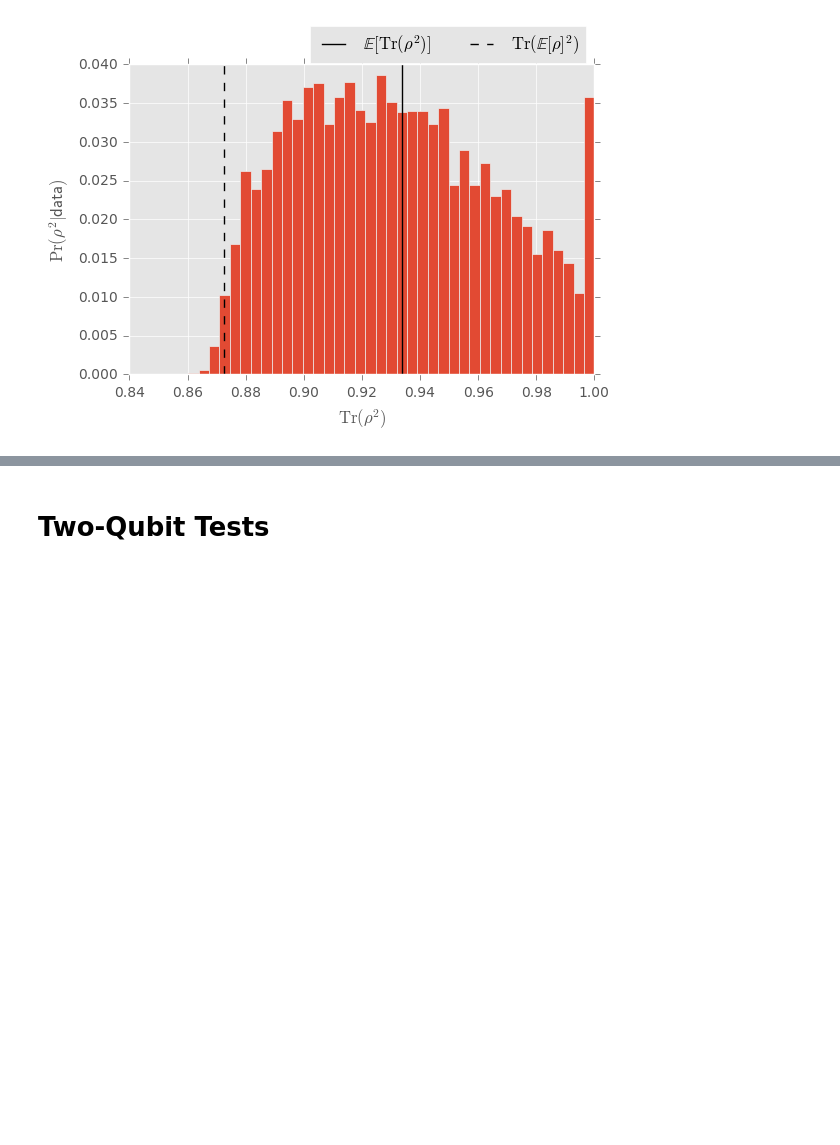
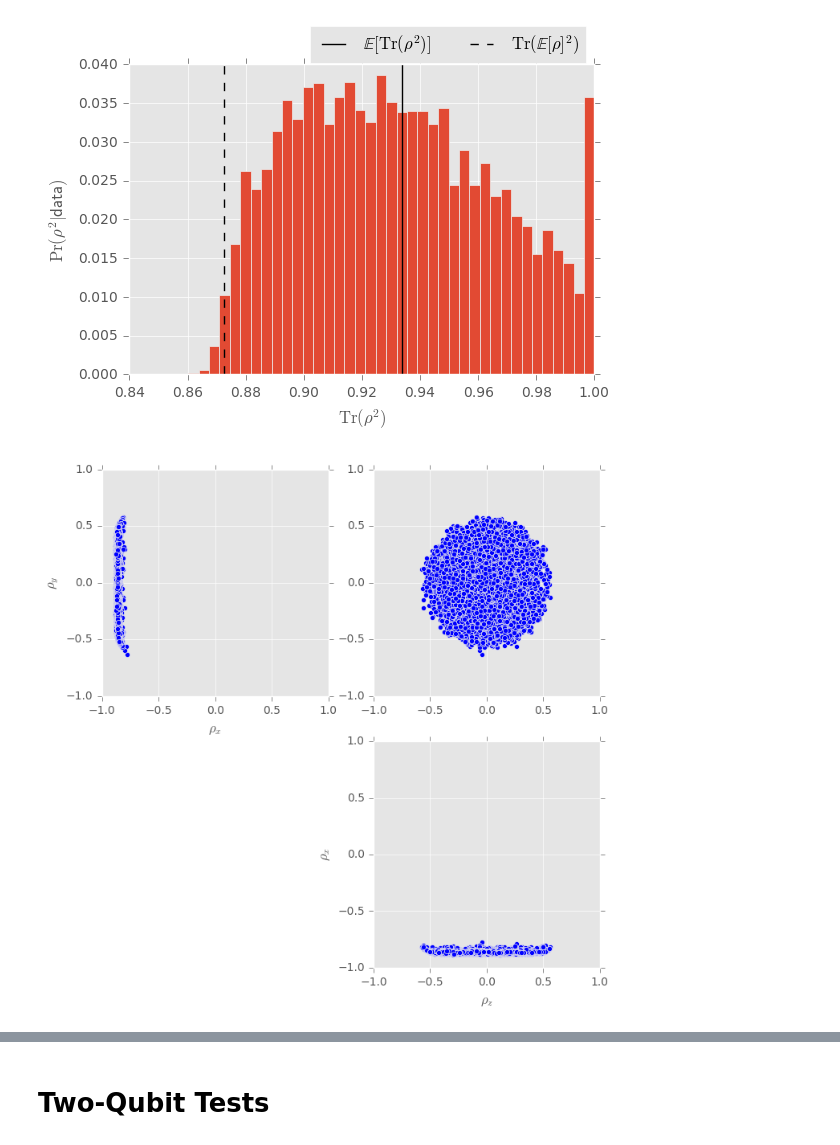
Before and after one commit to jamescolless/Bayesian_Tomography, a Jupyter notebook: two-qubit-state-tomo.ipynb, the cells around one changed output, grey strips where cells are left out. Saved outputs shown, nothing was run; the diff lists cells and outputs as text; code cells hidden in the pictures; blank space fills up the shorter version.

```diff
--- a/two-qubit-state-tomo.ipynb
+++ b/two-qubit-state-tomo.ipynb
@@ -215,3 +215,36 @@ plt.legend(ncol=2, bbox_to_anchor=(1, 1.15))
 # %% [output]
 <matplotlib.legend.Legend at 0x...>
 [figure]
+# %%
+rho_x, rho_y, rho_z = np.sqrt(2) * updater.particle_locations.T[1:]
+rho_r = np.sqrt(rho_x ** 2 + rho_y ** 2 + rho_z ** 2)
+rho_theta = np.arccos(rho_z / rho_r)
+rho_phi = np.arctan2(rho_y, rho_x)
+# %%
+fig, axes = plt.subplots(ncols=2, nrows=2, figsize=(8, 8))
+
+plt.sca(axes[0][0])
+plt.scatter(rho_x, rho_y)
+plt.xlim(-1, 1)
+plt.ylim(-1, 1)
+plt.xlabel(r'$\rho_x$')
+plt.ylabel(r'$\rho_y$')
+plt.gca().set_aspect('equal')
+
+plt.sca(axes[0][1])
+plt.scatter(rho_z, rho_y)
+plt.xlim(-1, 1)
+plt.ylim(-1, 1)
+plt.gca().set_aspect('equal')
+
+plt.sca(axes[1][1])
+plt.scatter(rho_z, rho_x)
+plt.xlim(-1, 1)
+plt.ylim(-1, 1)
+plt.xlabel(r'$\rho_z$')
+plt.ylabel(r'$\rho_x$')
+plt.gca().set_aspect('equal')
+
+fig.delaxes(axes[1][0])
+# %% [output]
+[figure, added]
```
Also changed, not shown: parts of 4 cells of this notebook.
